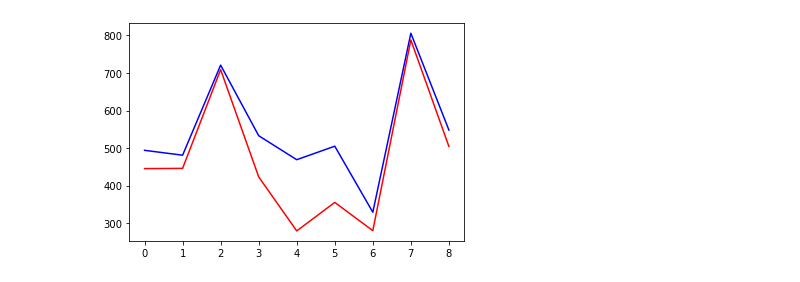
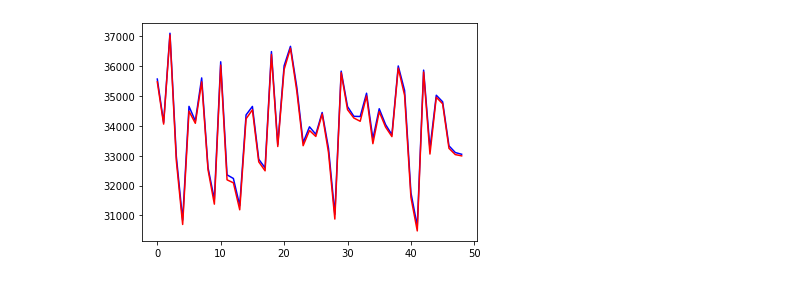
Before and after one commit to gitmao2022/practice, a Jupyter notebook: test.ipynb, the cells around one changed output. Drawn from its saved outputs; the diff is of its cells as text; code cells hidden in the pictures.

```diff
--- a/test.ipynb
+++ b/test.ipynb
@@ -4,9 +4,9 @@ import linerreg
 import npas
 import matplotlib.pyplot as plt
 # %%
-X = np.random.randint(low=1, high=20, size=[20, 5])
-X_train=X[0:10,:]
-X_test=X[11:,:]
-X_train_t=npas.linerreg_feature_scaling(X_train,modle='test')
-X_test_t=npas.linerreg_feature_scaling(X_test,modle='test')
-print(X_train_t)
+X = np.random.randint(low=1, high=20, size=[100, 5])
+X_train=X[0:50,:]
+X_test=X[51:,:]
+X_train_t=npas.linerreg_feature_scaling(X_train,modle='standard')
+X_test_t=npas.linerreg_feature_scaling(X_test,modle='standard')
+#print(X_train_t)
@@ -29,12 +27,12 @@ X_test_t=npas.linerreg_feature_scaling(X_test)
 
 #X,X_train_t,X_test_t
 # %%
-Theta = np.array([2, 4, 23, 7, 14, 3], dtype=float)
+Theta = np.array([2, 4, 230, 7, 150, 30000], dtype=float)
 Y_true = np.dot(X, Theta)
 learn_rate = 0.0005
-iter_times = 30000
+iter_times = 50000
 Init_theta = np.array([0, 0, 0, 0, 0, 0], dtype=float)
-test = linerreg.Linerreg(X_train_t, Y_true[:10], learn_rate, iter_times, Init_theta)
+test = linerreg.Linerreg(X_train_t, Y_true[:50], learn_rate, iter_times, Init_theta)
 Theta_predict=test.update_wb()
 
 #test.calc_derivatives()
@@ -62,9 +56,9 @@ Y预测值是： [445.27 445.91 708.98 423.23 279.23 355.21 279.87 788.08 504.21
 # %%
-plt.plot(Y_true[11:], color='blue')
+plt.plot(Y_true[51:], color='blue')
 plt.plot(Y_test_predict, color='red')
 
 
 # 显示图像
 plt.show()
 # %% [output]
-[figure, old version]
+[figure, new version]
```
Also changed, not shown: parts of 3 cells of this notebook, 1 other file.
